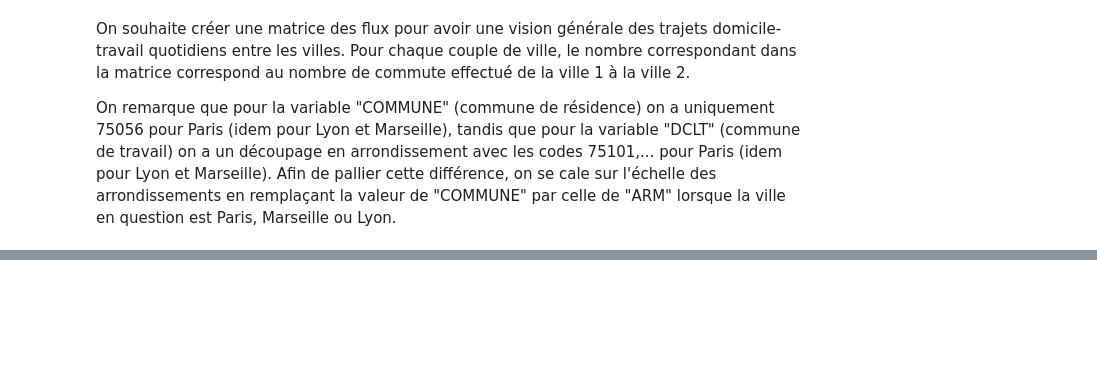
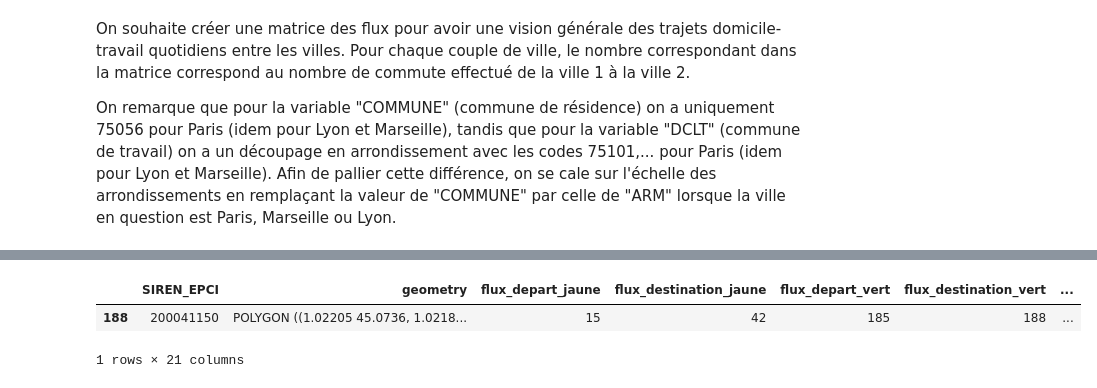
Before and after one commit to Qntouille/statapp, a Jupyter notebook: stat_desc_mobpro.ipynb, the cells around one changed output, grey strips where cells are left out. Cells and saved outputs as stored; diff of their text form; code cells hidden in the pictures; blank space fills up the shorter version.

```diff
--- a/stat_desc_mobpro.ipynb
+++ b/stat_desc_mobpro.ipynb
@@ -382,0 +558,6 @@ plt.show()
+# %%
+gdf_epci_metropole.sample()
+# %% [output]
+|  | SIREN_EPCI | geometry | flux_depart_jaune | flux_destination_jaune | flux_depart_vert | flux_destination_vert | ... |
+| 188 | 200041150 | POLYGON ((1.02205 45.0736, 1.0218... | 15 | 42 | 185 | 188 | ... |
+1 rows × 21 columns
```
Also changed, not shown: parts of 24 cells of this notebook.
